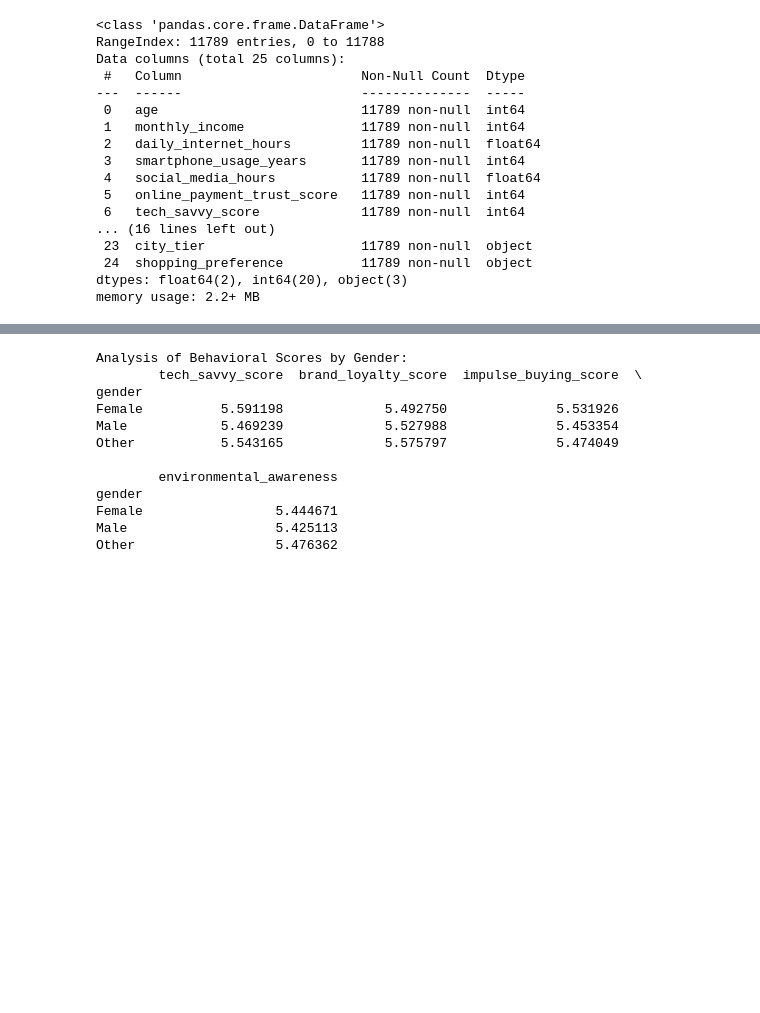
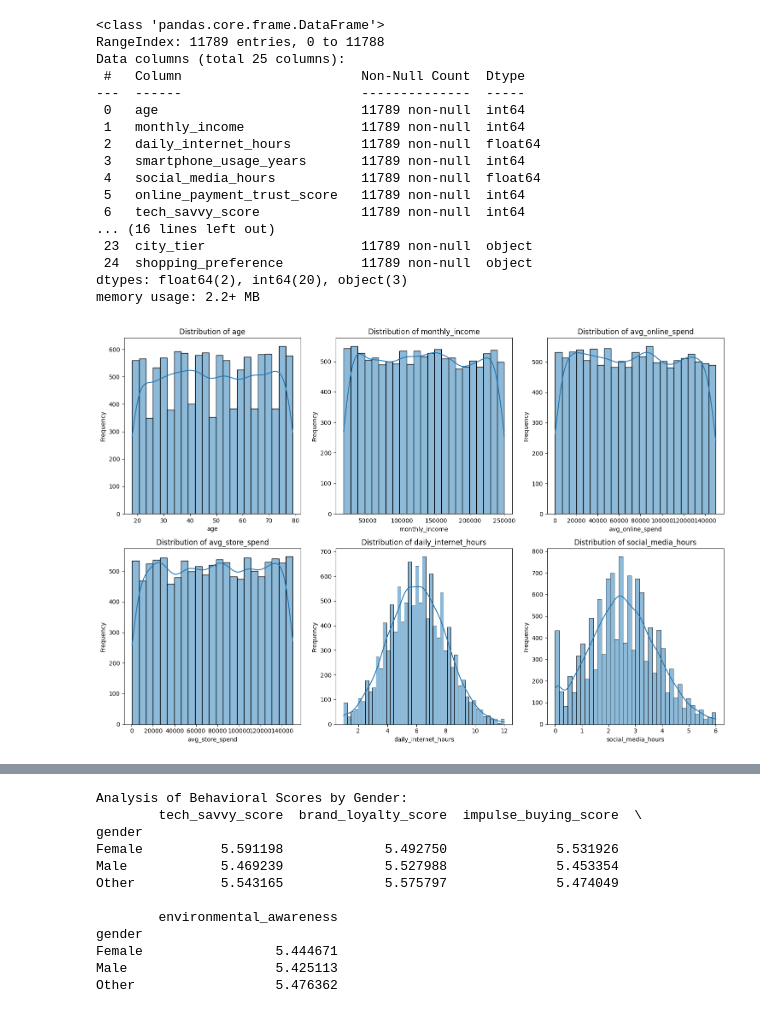
Before and after one commit to acshon99/consumer-behavior, a Jupyter notebook: Introduction.ipynb, the cells around one changed output, grey strips where cells are left out. Cells and saved outputs as stored; diff of their text form; code cells hidden in the pictures; blank space fills up the shorter version.

```diff
--- a/Introduction.ipynb
+++ b/Introduction.ipynb
@@ -55,6 +55,27 @@ Data columns (total 25 columns):
  24  shopping_preference          11789 non-null  object
 dtypes: float64(2), int64(20), object(3)
 memory usage: 2.2+ MB
+# %%
+# First step to exploration
+
+file_list = os.listdir(path)
+csv_files = [file for file in file_list if file.endswith('.csv')]
+df = pd.read_csv(os.path.join(path, csv_files[0]))
+
+fig, axs = plt.subplots(2, 3, figsize=(15, 10))
+axes = axs.flatten()
+
+num_features = ['age', 'monthly_income', 'avg_online_spend', 'avg_store_spend', 'daily_internet_hours', 'social_media_hours']
+
+for i, feature in enumerate(num_features):
+    sns.histplot(df[feature], kde=True, ax=axes[i])
+    axes[i].set_title(f'Distribution of {feature}')
+    axes[i].set_xlabel(feature)
+    axes[i].set_ylabel('Frequency')
+
+plt.tight_layout()
+# %% [output]
+[figure, added]
 # %%
 # Display the descriptive statistics for numerical columns
 display(df.describe())
```
